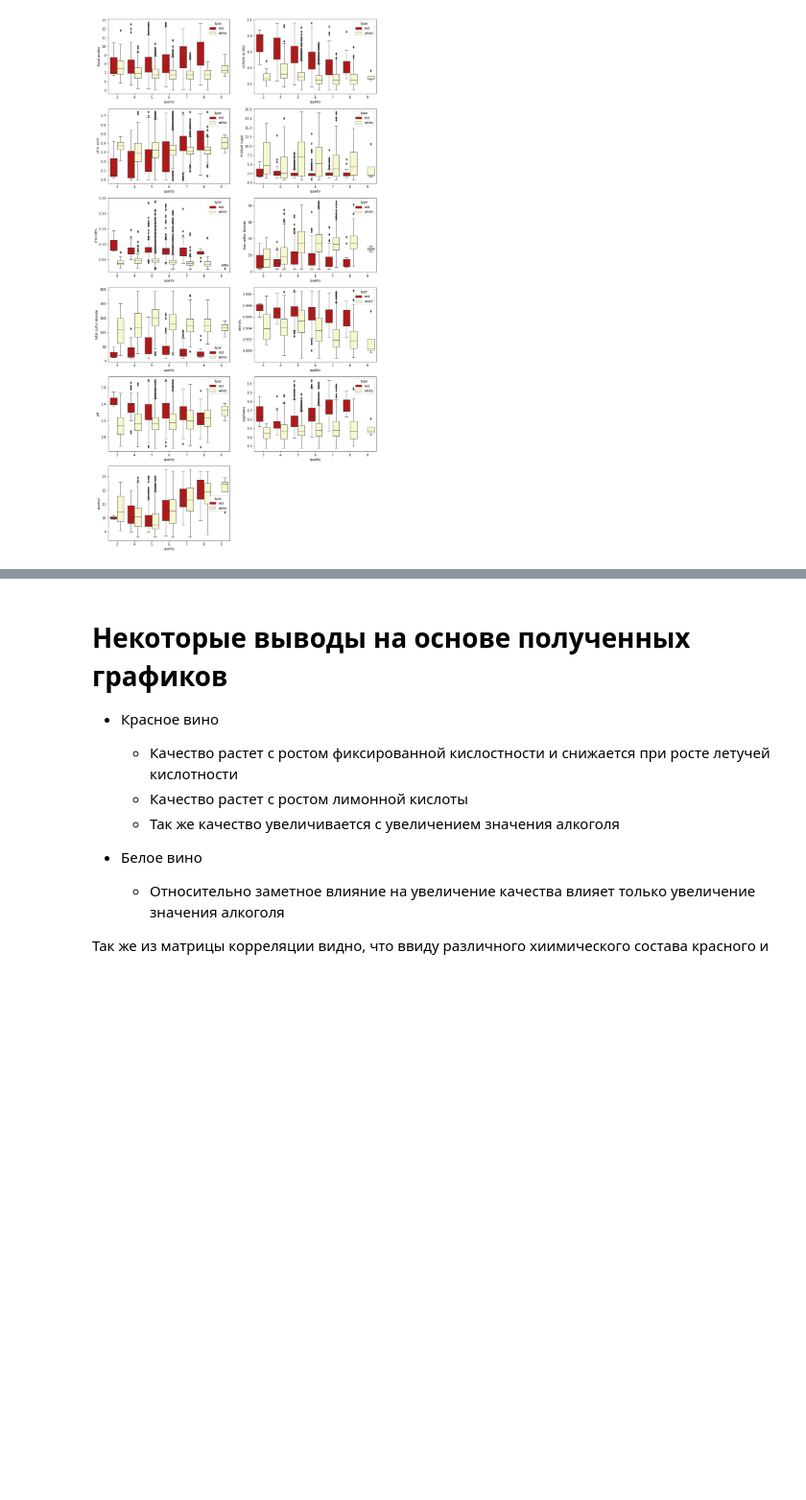
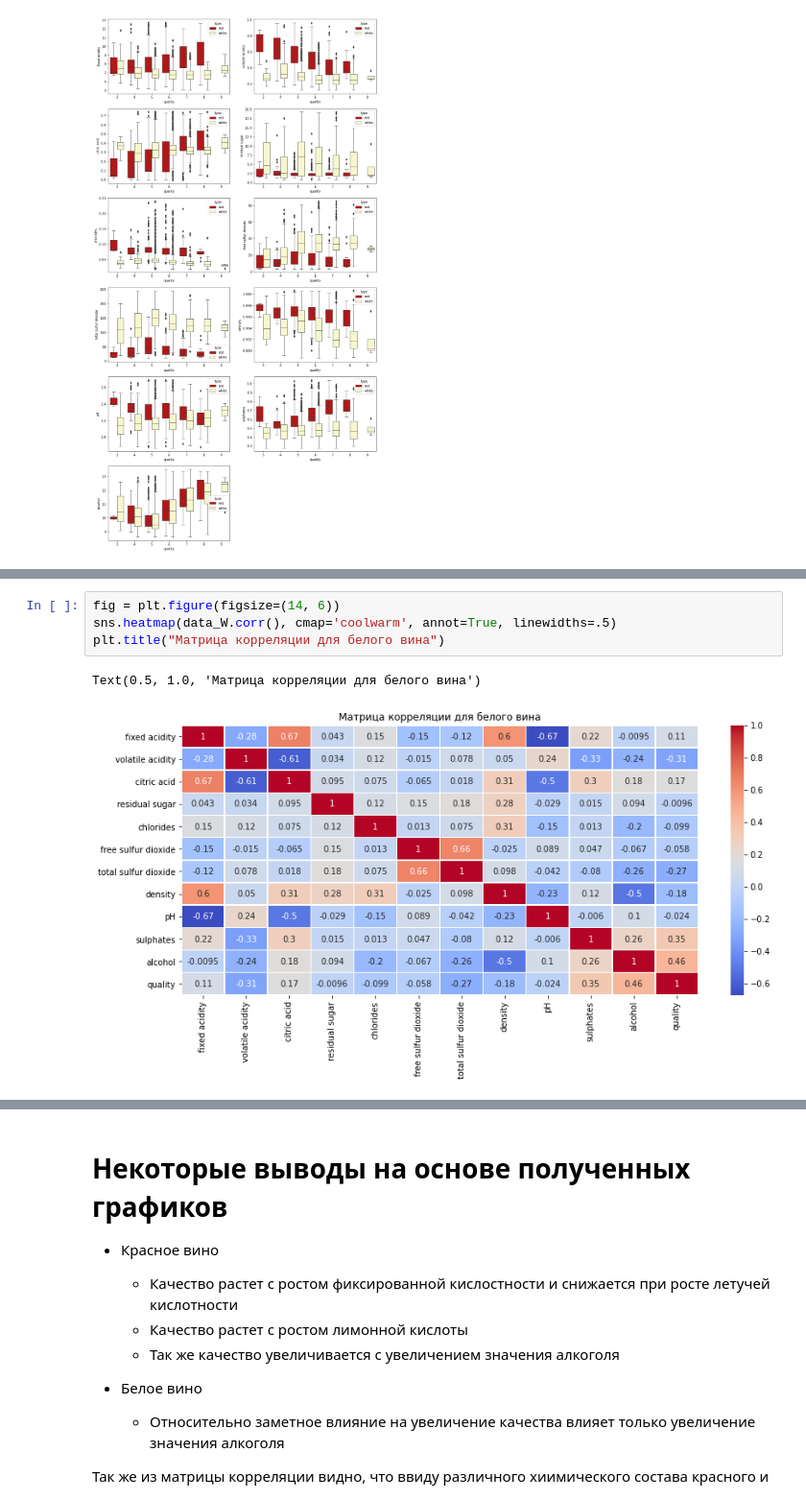
Before and after one commit to Artyom91150/MachineLearning, a Jupyter notebook: HW_1.ipynb, the cells around one changed output, grey strips where cells are left out. Shown: that part at 96% size. Drawn from its saved outputs; the diff is of its cells as text; blank space fills up the shorter version.

```diff
--- a/HW_1.ipynb
+++ b/HW_1.ipynb
@@ -171,0 +160,7 @@ Text(0.5, 1.0, 'Матрица корреляции для красного ви
+# %%
+fig = plt.figure(figsize=(14, 6))
+sns.heatmap(data_W.corr(), cmap='coolwarm', annot=True, linewidths=.5)
+plt.title("Матрица корреляции для белого вина")
+# %% [output]
+Text(0.5, 1.0, 'Матрица корреляции для белого вина')
+[figure, added]
```
Also changed, not shown: parts of 15 cells of this notebook.
